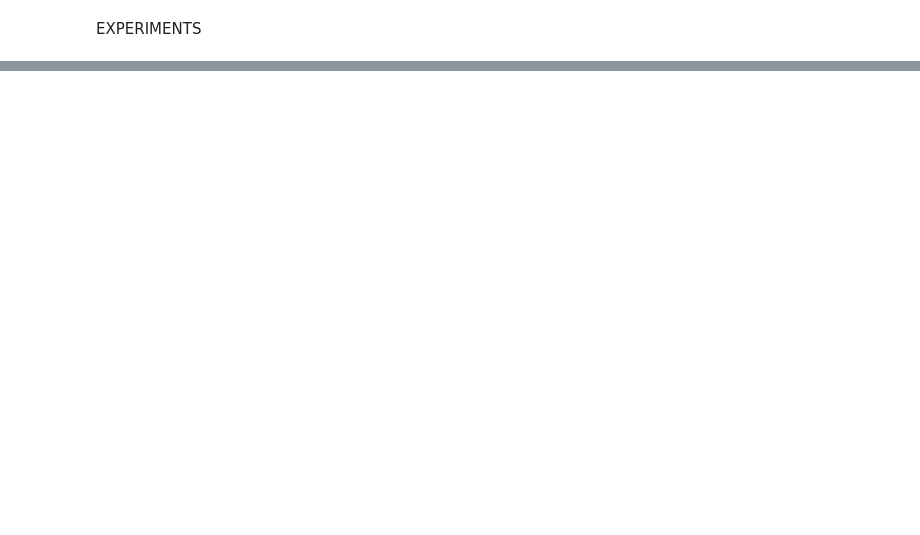
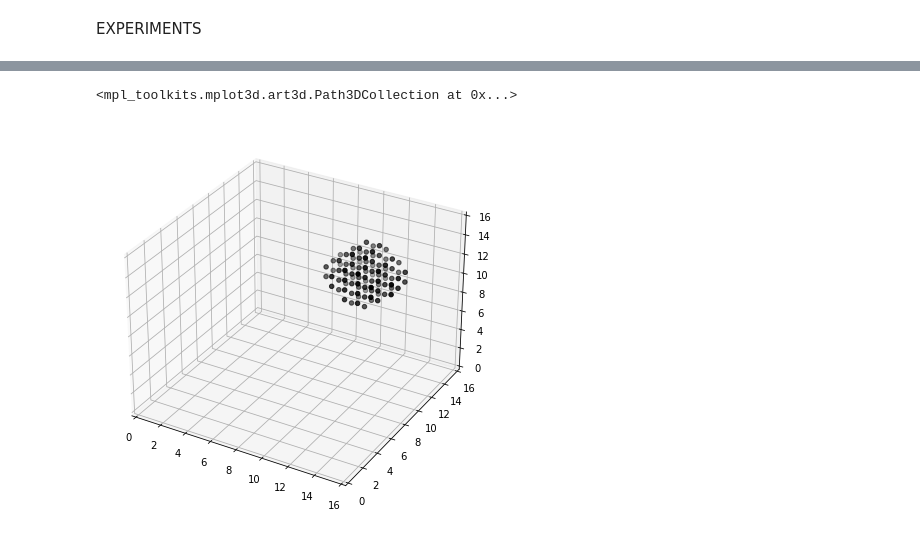
Before and after one commit to bdubey/gpvae_latent_3d, a Jupyter notebook: bproject.ipynb, the cells around one changed output, grey strips where cells are left out. Cells and saved outputs as stored; diff of their text form; code cells hidden in the pictures; blank space fills up the shorter version.

```diff
--- a/bproject.ipynb
+++ b/bproject.ipynb
@@ -830,7 +831,7 @@ args = parser.parse_args([])
 default_base_dir = os.getcwd()
 
 parser = argparse.ArgumentParser(description='Train GPP-VAE')
-parser.add_argument('--steps', type=int, default=200, help='Number of steps of Adam')
+parser.add_argument('--steps', type=int, default=50000, help='Number of steps of Adam')
 parser.add_argument('--beta0', type=float, default=1, help='initial beta annealing value')
 parser.add_argument('--elbo', type=str, choices=['SIN', 'NP'], default='SIN',
                      help='Structured Inf Nets ELBO or Neural Processes ELBO')
@@ -1168,3 +1217,36 @@ hello 199
 # %%
 # make_batch = lambda s: Make_Video_batch(tmax=tmax, px=px, py=py, pz=pz, lt=vid_lt, batch=batch, seed=s, r=r)
 # Test_Batches = [make_batch(s) for s in range(10)]
+# %%
+from matplotlib import cm
+fig = plt.figure(figsize=(10, 7))
+#     fig, ax = plt.subplots(2,4, figsize=(10, 15))
+#     fig = plt.figure(figsize=plt.figaspect(0.5))
+ax = fig.add_subplot(111, projection='3d')
+ax.set_xlim(0,px)
+ax.set_ylim(0,px)
+ax.set_zlim(0,px)
+c = 0
+# vid = np.array([(t+0)*v for t,v in enumerate(TD[0])])
+
+# flat_vid = 1-np.max(vid, 0)*(1/(c+30))
+z,x,y=TD[0][0].nonzero()#flat_vid.nonzero()
+# z,x,y=flat_vid.nonzero()
+# ax.contour(x, y, z, zdir='z')
+ax.scatter(x, y, z, zdir='z',cmap='Grey', color = 'Black')
+# ax.imshow(x, y, z)
+# for j in range(TD.shape[1]):
+#     z,x,y = TD[i][j].nonzero()
+#     z,x,y=flat_vid.nonzero()
+# #             z,x,y =1- z,1-x,1-y
+#     x = (j+4)*x
+#     y = (j+4)*y
+#     z = (j+4)*z
+
+#     x = 1-np.max(x, 0)*(1/(4+30))
+#     y = 1-np.max(y, 0)*(1/(4+30))
+#     z = 1-np.max(z, 0)*(1/(4+30))
+#     ax.scatter(x, y, z, zdir='z',cmap='Greys')
+# %% [output]
+<mpl_toolkits.mplot3d.art3d.Path3DCollection at 0x...>
+[figure, added]
```
Also changed, not shown: parts of 31 cells of this notebook.
